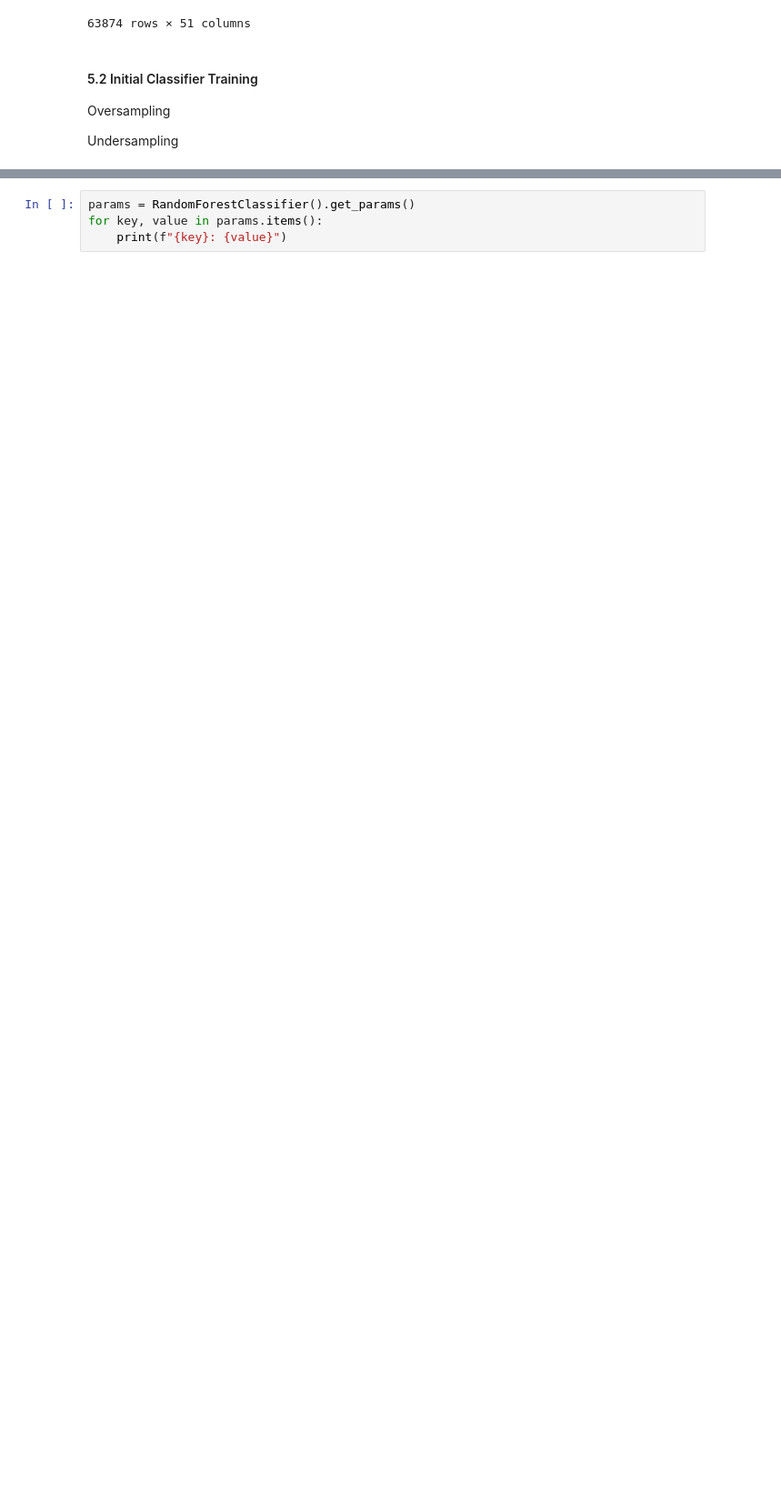
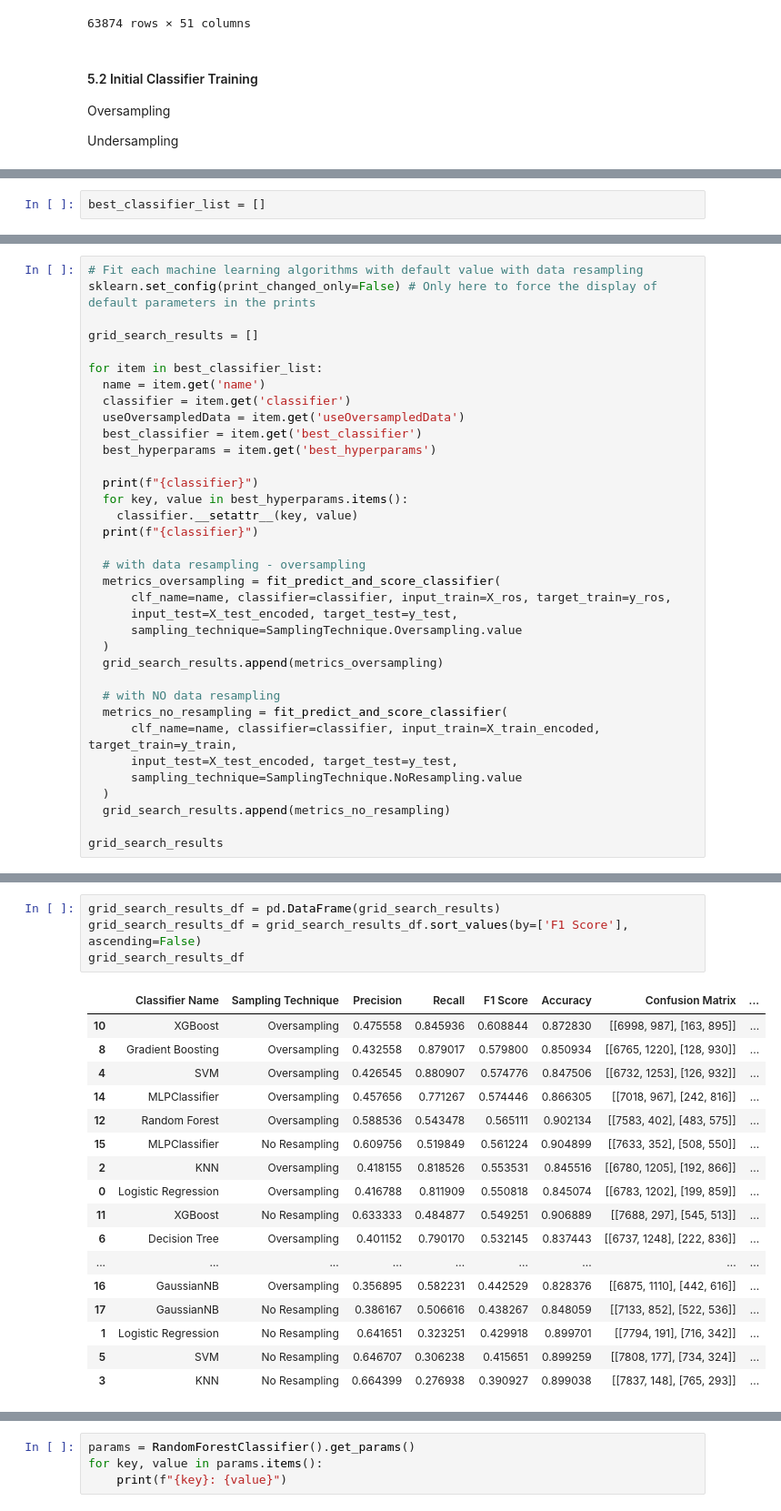
Before and after one commit to yikchungchan/DSA-5101-P1, a Jupyter notebook: DSA5101_project.ipynb, the cells around one changed output, grey strips where cells are left out. Shown at 91% size. Saved outputs shown, nothing was run; the diff lists cells and outputs as text; blank space fills up the shorter version.

```diff
--- a/DSA5101_project.ipynb
+++ b/DSA5101_project.ipynb
@@ -1100,0 +1184,2 @@ result_df
+# %%
+best_classifier_list = []
@@ -1221,0 +1313,35 @@ Please also refer to the documentation for alternative solver options:
+# %%
+# Fit each machine learning algorithms with default value with data resampling
+sklearn.set_config(print_changed_only=False) # Only here to force the display of default parameters in the prints
+
+grid_search_results = []
+
+for item in best_classifier_list:
+  name = item.get('name')
+  classifier = item.get('classifier')
+  useOversampledData = item.get('useOversampledData')
+  best_classifier = item.get('best_classifier')
+  best_hyperparams = item.get('best_hyperparams')
+
+  print(f"{classifier}")
+  for key, value in best_hyperparams.items():
+    classifier.__setattr__(key, value)
+  print(f"{classifier}")
+
+  # with data resampling - oversampling
+  metrics_oversampling = fit_predict_and_score_classifier(
+      clf_name=name, classifier=classifier, input_train=X_ros, target_train=y_ros,
+      input_test=X_test_encoded, target_test=y_test,
+      sampling_technique=SamplingTechnique.Oversampling.value
+  )
+  grid_search_results.append(metrics_oversampling)
+
+  # with NO data resampling
+  metrics_no_resampling = fit_predict_and_score_classifier(
+      clf_name=name, classifier=classifier, input_train=X_train_encoded, target_train=y_train,
+      input_test=X_test_encoded, target_test=y_test,
+      sampling_technique=SamplingTechnique.NoResampling.value
+  )
+  grid_search_results.append(metrics_no_resampling)
+
+grid_search_results
@@ -1222 +1383,23 @@ Please also refer to the documentation for alternative solver options:
+# %%
+grid_search_results_df = pd.DataFrame(grid_search_results)
+grid_search_results_df = grid_search_results_df.sort_values(by=['F1 Score'], ascending=False)
+grid_search_results_df
+# %% [output]
+|  | Classifier Name | Sampling Technique | Precision | Recall | F1 Score | Accuracy | Confusion Matrix | ... |
+| 10 | XGBoost | Oversampling | 0.475558 | 0.845936 | 0.608844 | 0.872830 | [[6998, 987], [163, 895]] | ... |
+| 8 | Gradient Boosting | Oversampling | 0.432558 | 0.879017 | 0.579800 | 0.850934 | [[6765, 1220], [128, 930]] | ... |
+| 4 | SVM | Oversampling | 0.426545 | 0.880907 | 0.574776 | 0.847506 | [[6732, 1253], [126, 932]] | ... |
+| 14 | MLPClassifier | Oversampling | 0.457656 | 0.771267 | 0.574446 | 0.866305 | [[7018, 967], [242, 816]] | ... |
+| 12 | Random Forest | Oversampling | 0.588536 | 0.543478 | 0.565111 | 0.902134 | [[7583, 402], [483, 575]] | ... |
+| 15 | MLPClassifier | No Resampling | 0.609756 | 0.519849 | 0.561224 | 0.904899 | [[7633, 352], [508, 550]] | ... |
+| 2 | KNN | Oversampling | 0.418155 | 0.818526 | 0.553531 | 0.845516 | [[6780, 1205], [192, 866]] | ... |
+| 0 | Logistic Regression | Oversampling | 0.416788 | 0.811909 | 0.550818 | 0.845074 | [[6783, 1202], [199, 859]] | ... |
+| 11 | XGBoost | No Resampling | 0.633333 | 0.484877 | 0.549251 | 0.906889 | [[7688, 297], [545, 513]] | ... |
+| 6 | Decision Tree | Oversampling | 0.401152 | 0.790170 | 0.532145 | 0.837443 | [[6737, 1248], [222, 836]] | ... |
+| ... | ... | ... | ... | ... | ... | ... | ... | ... |
+| 16 | GaussianNB | Oversampling | 0.356895 | 0.582231 | 0.442529 | 0.828376 | [[6875, 1110], [442, 616]] | ... |
+| 17 | GaussianNB | No Resampling | 0.386167 | 0.506616 | 0.438267 | 0.848059 | [[7133, 852], [522, 536]] | ... |
+| 1 | Logistic Regression | No Resampling | 0.641651 | 0.323251 | 0.429918 | 0.899701 | [[7794, 191], [716, 342]] | ... |
+| 5 | SVM | No Resampling | 0.646707 | 0.306238 | 0.415651 | 0.899259 | [[7808, 177], [734, 324]] | ... |
+| 3 | KNN | No Resampling | 0.664399 | 0.276938 | 0.390927 | 0.899038 | [[7837, 148], [765, 293]] | ... |
 # %% [markdown]
```
Also changed, not shown: parts of 100 cells of this notebook.
